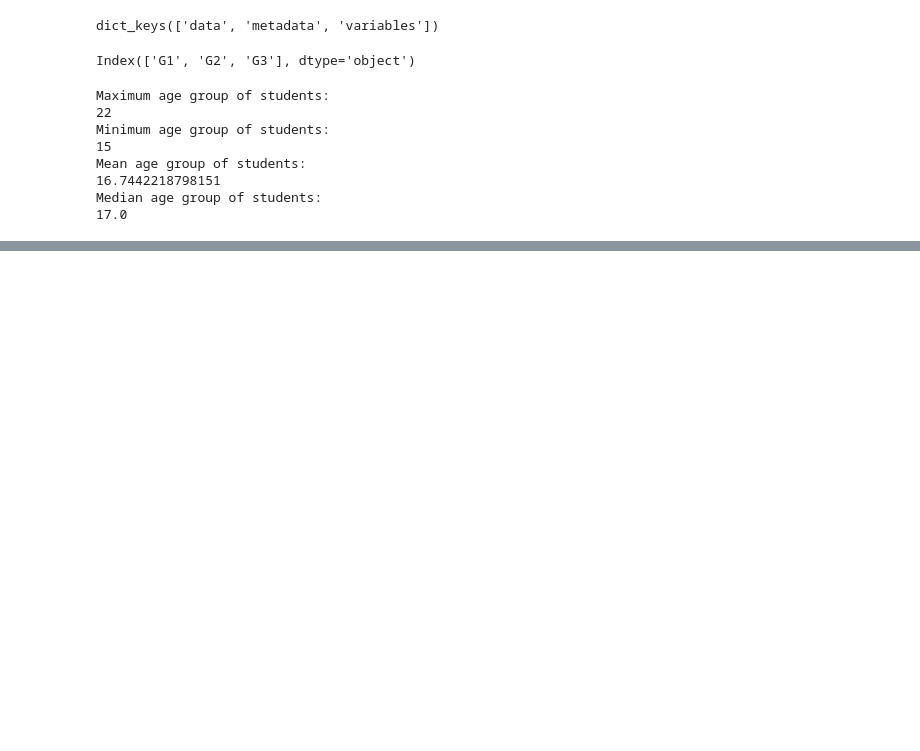
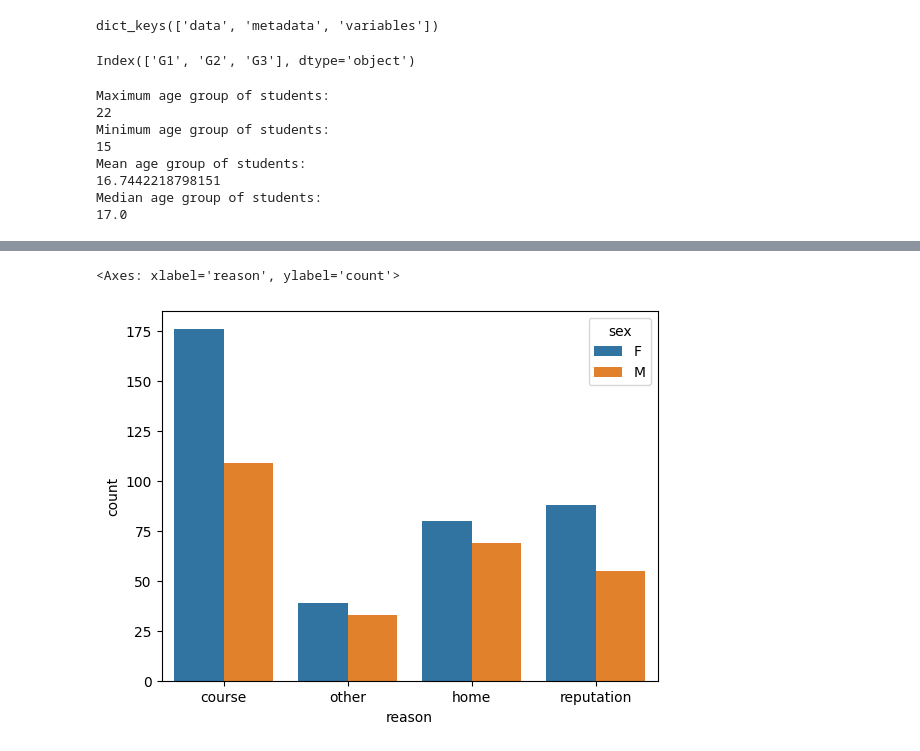
Before and after one commit to MeherNaaz19/AIML-2025, a Jupyter notebook: lab11.ipynb, the cells around one changed output, grey strips where cells are left out. Cells and saved outputs as stored; diff of their text form; code cells hidden in the pictures; blank space fills up the shorter version.

```diff
--- a/lab11.ipynb
+++ b/lab11.ipynb
@@ -80,0 +91,3 @@ Median age group of students:
+# %%
+student_performance_df=pd.DataFrame(student_performance.data.features)
+student_performance_df.head()
@@ -80,0 +112,6 @@ Median age group of students:
+# %%
+import seaborn as sns
+sns.countplot(x=student_performance_df['reason'],hue=student_performance_df['sex'],data=student_performance_df)
+# %% [output]
+<Axes: xlabel='reason', ylabel='count'>
+[figure, added]
```
Also changed, not shown: parts of 4 cells of this notebook.
